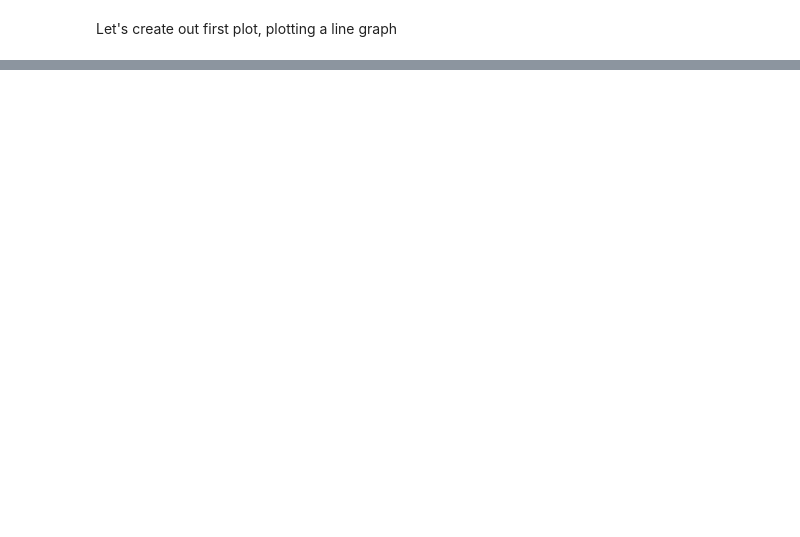
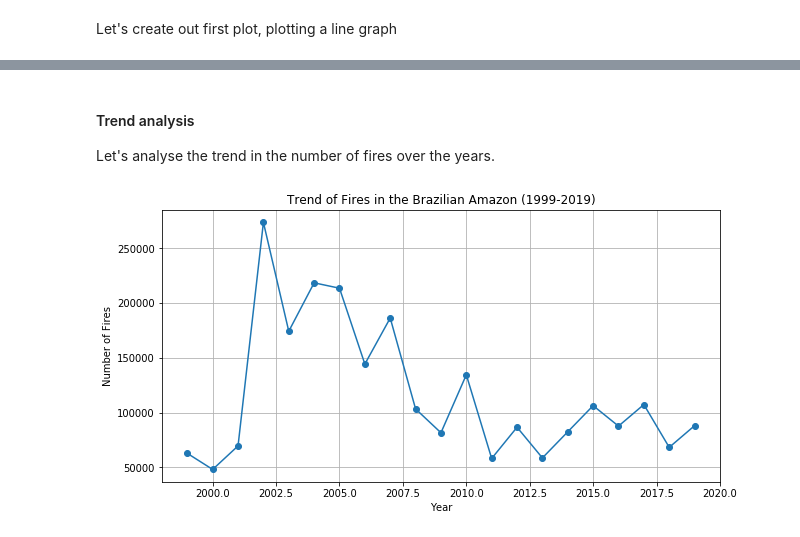
Before and after one commit to peckham-daz/24-intro-to-data-science, a Jupyter notebook: session08/data_analysis.ipynb, the cells around one changed output, grey strips where cells are left out. Saved outputs shown, nothing was run; the diff lists cells and outputs as text; code cells hidden in the pictures; blank space fills up the shorter version.

Commit message:
figures

```diff
--- a/session08/data_analysis.ipynb
+++ b/session08/data_analysis.ipynb
@@ -279,0 +428,8 @@ Let's create out first plot, plotting a line graph
+# %%
+# import pandas as pd
+
+#loading the dataset
+df = pd.read_csv('brazilian_amazon_fires_1999_2019.csv')
+
+#display the first few rows of the dataframe to understand its structure
+df.head()
@@ -279,0 +467,20 @@ Let's create out first plot, plotting a line graph
+# %% [markdown]
+#### Trend analysis
+
+Let's analyse the trend in the number of fires over the years.
+# %%
+import matplotlib.pyplot as plt
+
+#grouping data by year and summing the number of fires
+yearly_fires = df.groupby('year')['firespots'].sum()
+
+#plotting the trend
+plt.figure(figsize=(10, 5))
+plt.plot(yearly_fires.index, yearly_fires.values, marker='o')
+plt.title('Trend of Fires in the Brazilian Amazon (1999-2019)')
+plt.xlabel('Year')
+plt.ylabel('Number of Fires')
+plt.grid(True)
+plt.show()
+# %% [output]
+[figure, added]
```
Also changed, not shown: parts of 22 cells of this notebook, 1 other file.
